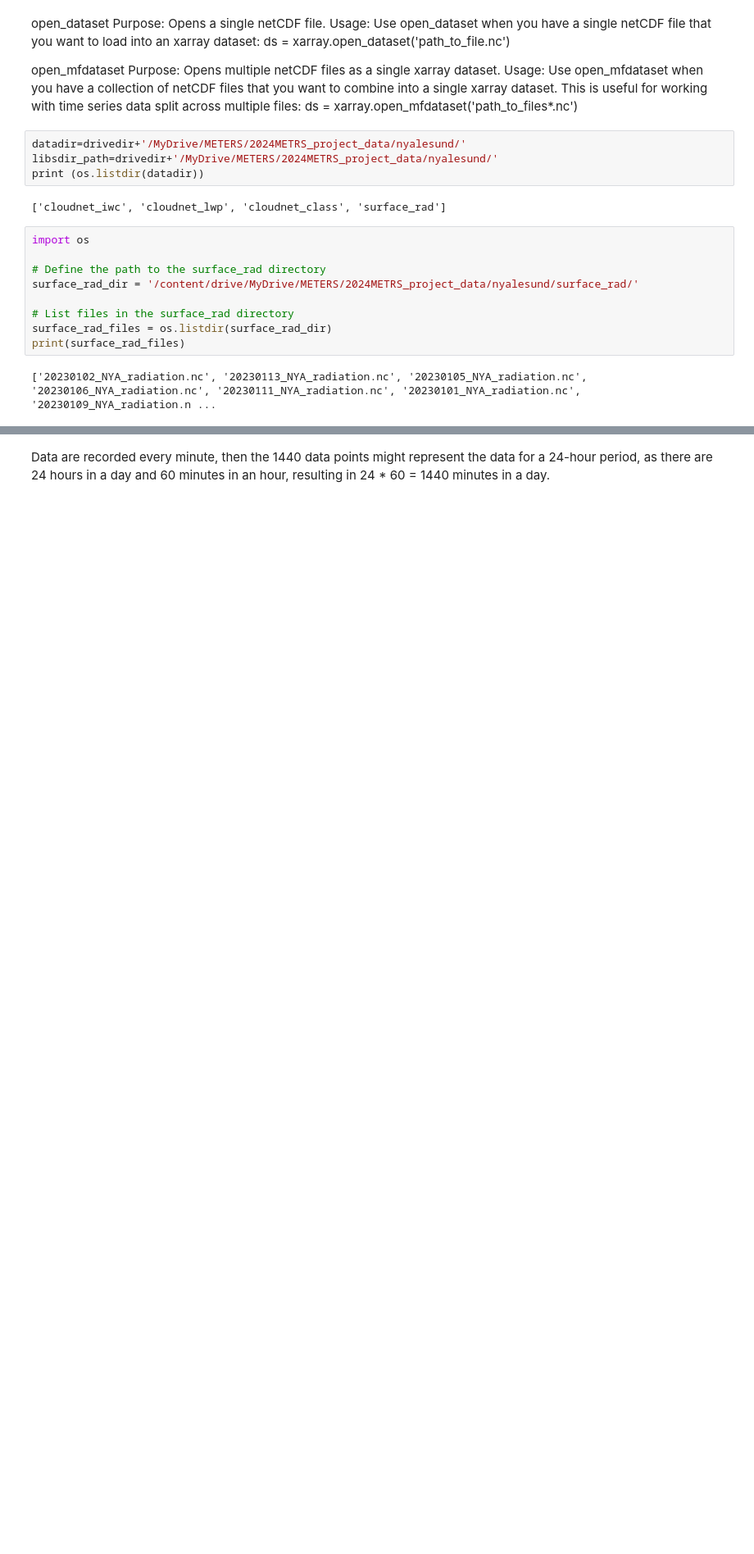
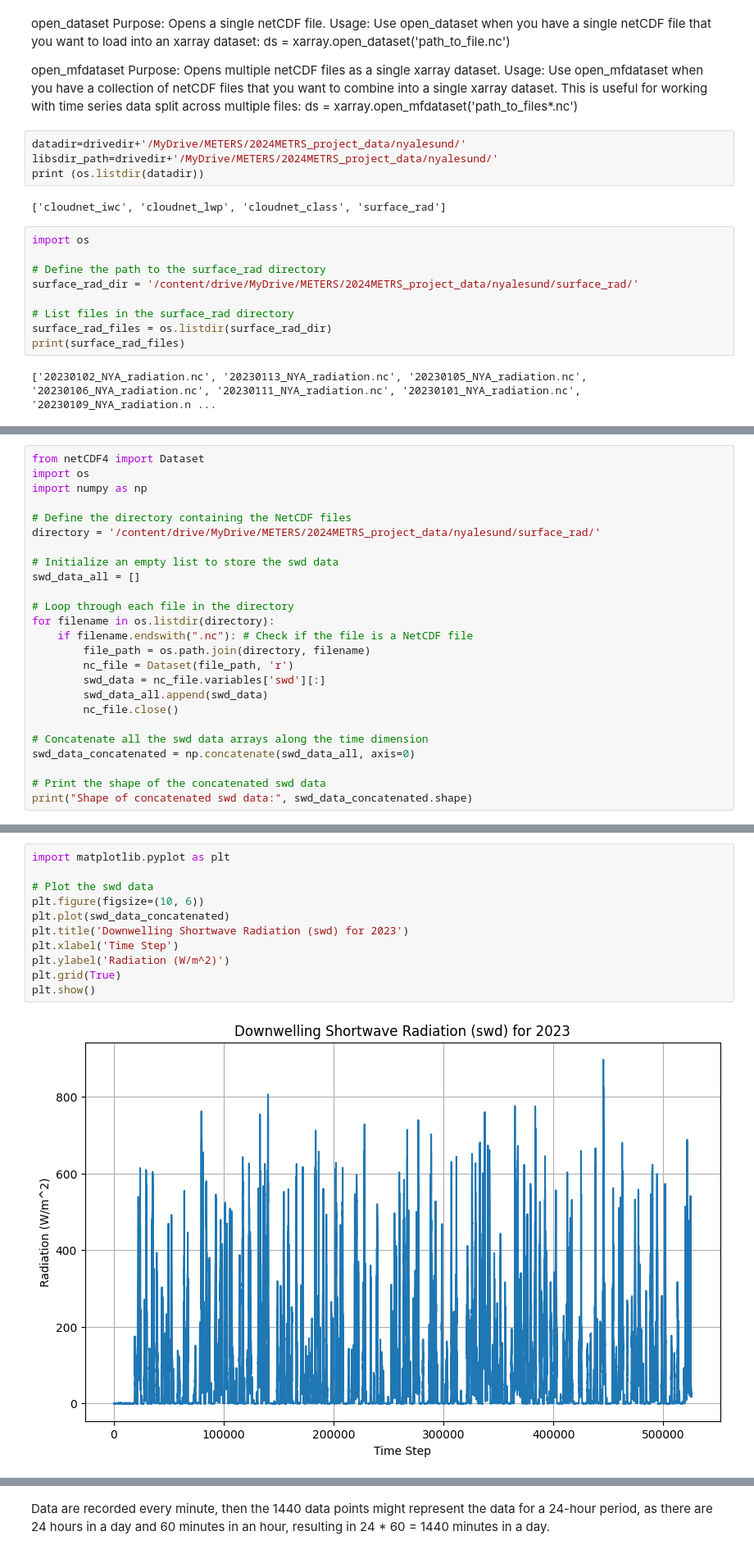
Before and after one commit to Vale150299/ARS, a Jupyter notebook: METRS.ipynb, the cells around one changed output, grey strips where cells are left out. Shown at 82% size. Cells and saved outputs as stored; diff of their text form; blank space fills up the shorter version.

```diff
--- a/METRS.ipynb
+++ b/METRS.ipynb
@@ -261,0 +303,25 @@ Variables: dict_keys(['time', 'swd', 'swdir', 'swdif', 'lwd', 'swu', 'lwu', 'T2m
+# %%
+from netCDF4 import Dataset
+import os
+import numpy as np
+
+# Define the directory containing the NetCDF files
+directory = '/content/drive/MyDrive/METERS/2024METRS_project_data/nyalesund/surface_rad/'
+
+# Initialize an empty list to store the swd data
+swd_data_all = []
+
+# Loop through each file in the directory
+for filename in os.listdir(directory):
+    if filename.endswith(".nc"): # Check if the file is a NetCDF file
+        file_path = os.path.join(directory, filename)
+        nc_file = Dataset(file_path, 'r')
+        swd_data = nc_file.variables['swd'][:]
+        swd_data_all.append(swd_data)
+        nc_file.close()
+
+# Concatenate all the swd data arrays along the time dimension
+swd_data_concatenated = np.concatenate(swd_data_all, axis=0)
+
+# Print the shape of the concatenated swd data
+print("Shape of concatenated swd data:", swd_data_concatenated.shape)
@@ -261,0 +332,13 @@ Variables: dict_keys(['time', 'swd', 'swdir', 'swdif', 'lwd', 'swu', 'lwu', 'T2m
+# %%
+import matplotlib.pyplot as plt
+
+# Plot the swd data
+plt.figure(figsize=(10, 6))
+plt.plot(swd_data_concatenated)
+plt.title('Downwelling Shortwave Radiation (swd) for 2023')
+plt.xlabel('Time Step')
+plt.ylabel('Radiation (W/m^2)')
+plt.grid(True)
+plt.show()
+# %% [output]
+[figure, added]
```
Also changed, not shown: parts of 20 cells of this notebook.
